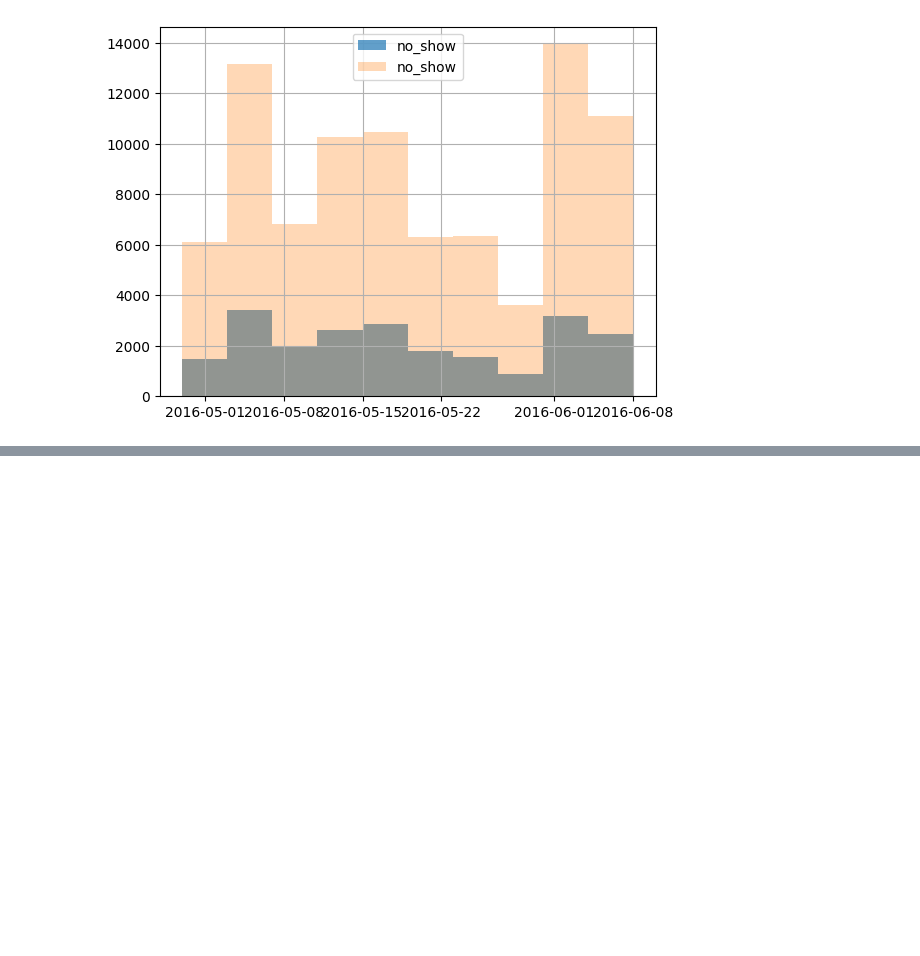
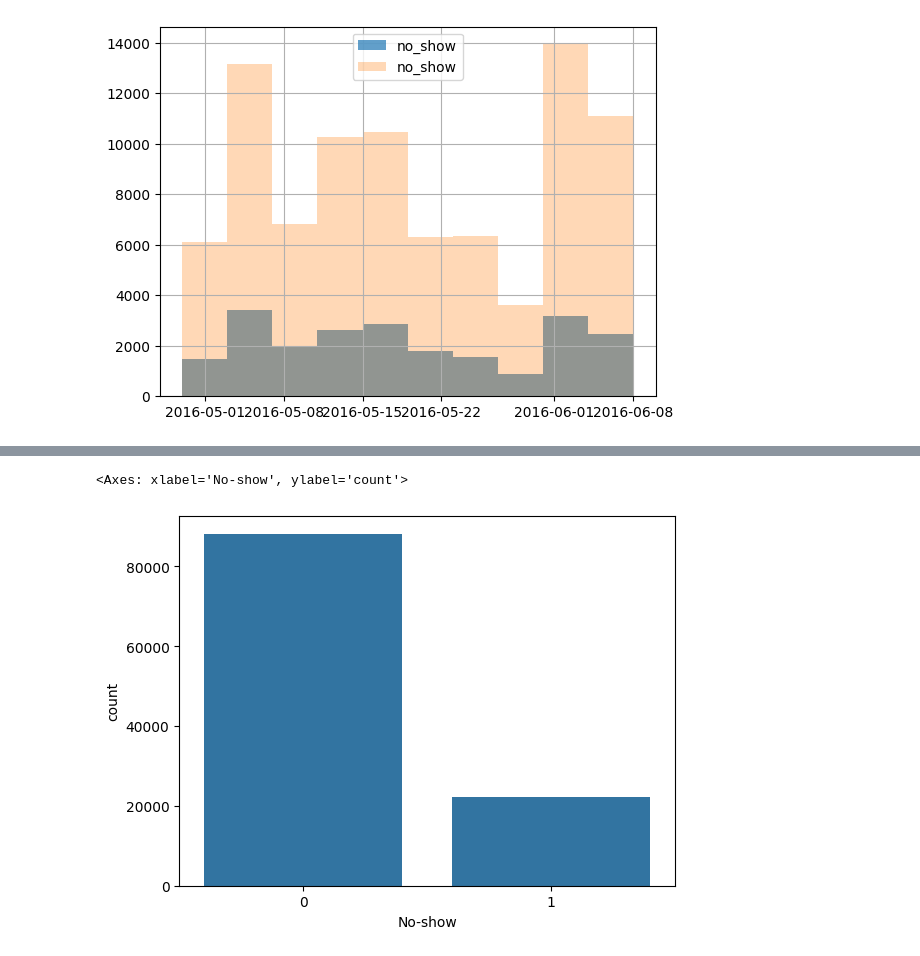
Before and after one commit to biiiing-lab/2024_Data_Analysis_Boot_Camp, a Jupyter notebook: CH08_hospital_No_Show/hospital_no_show.ipynb, the cells around one changed output, grey strips where cells are left out. Cells and saved outputs as stored; diff of their text form; code cells hidden in the pictures; blank space fills up the shorter version.

```diff
--- a/CH08_hospital_No_Show/hospital_no_show.ipynb
+++ b/CH08_hospital_No_Show/hospital_no_show.ipynb
@@ -230,0 +262,5 @@ plt.legend()
+# %%
+sns.countplot(x='No-show', data=df)
+# %% [output]
+<Axes: xlabel='No-show', ylabel='count'>
+[figure, added]
```
Also changed, not shown: parts of 7 cells of this notebook, 3 other files.
